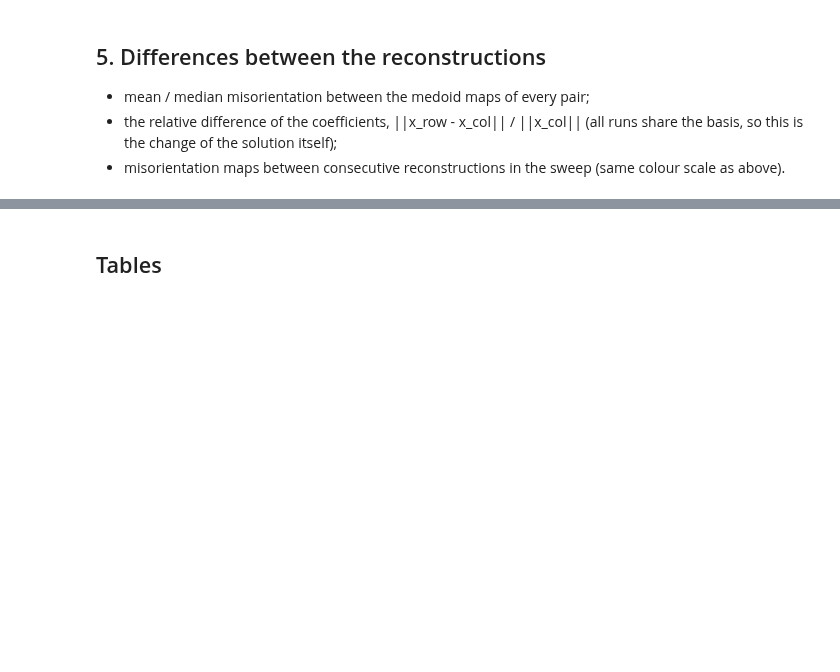
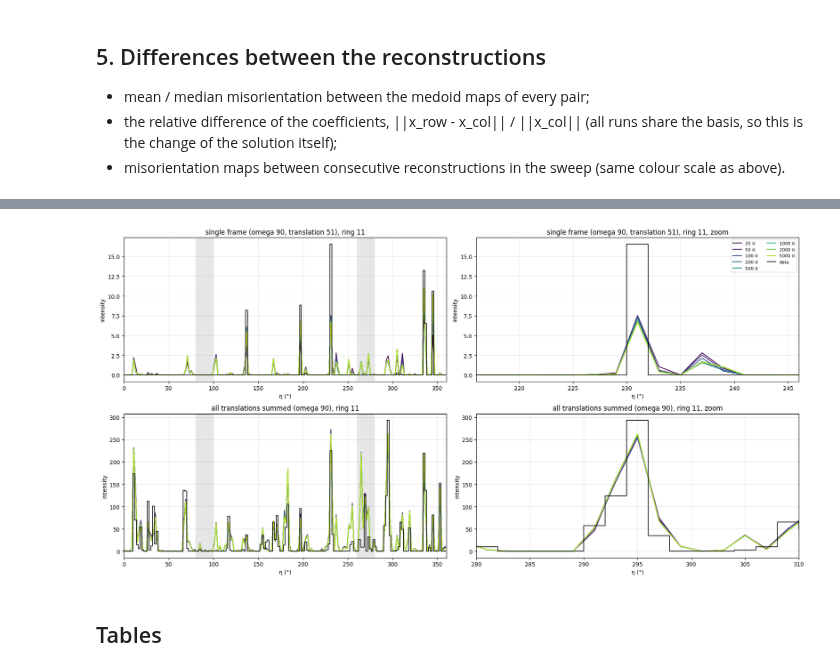
Before and after one commit to msaca-okse/adaptive_basis_simulation, a Jupyter notebook: stability/domains_mosaicity_10p0deg/01_iterations.ipynb, the cells around one changed output, grey strips where cells are left out. Saved outputs shown, nothing was run; the diff lists cells and outputs as text; code cells hidden in the pictures; blank space fills up the shorter version.

```diff
--- a/stability/domains_mosaicity_10p0deg/01_iterations.ipynb
+++ b/stability/domains_mosaicity_10p0deg/01_iterations.ipynb
@@ -238,3 +347,28 @@ plt.show()
+# %%
+ring = RING if RING is not None else int(np.argmax(data_sl["frame"].sum(axis=0)))
+colors = plt.cm.viridis(np.linspace(0, 0.9, len(pred_sl)))
+fig, ax = plt.subplots(2, 2, figsize=(18, 9))
+for r, (key, title) in enumerate(rows):
+    d = data_sl[key][:, ring]
+    peak = eta[np.argmax(np.where(masked, -np.inf, d))]
+    for c, xlim in enumerate([(0, 360), (peak - ZOOM_ETA, peak + ZOOM_ETA)]):
+        a = ax[r, c]
+        for i in np.where(masked)[0]:
+            a.axvspan(i * 360 / n_eta, (i + 1) * 360 / n_eta, color="0.9", lw=0)
+        for (label, p), col in zip(pred_sl.items(), colors):
+            a.plot(eta, p[key][:, ring], color=col, lw=1.5, label=label)
+        a.step(eta, d, where="mid", color="k", lw=1.2, label="data")
+        a.set_xlim(xlim)
+        a.set_xlabel("η (°)")
+        a.set_ylabel("intensity")
+        a.set_title(title.replace("\n", " ") + f", ring {ring}" + (", zoom" if c else ""))
+        a.grid(alpha=0.3)
+ax[0, 1].legend(fontsize=8, ncol=2)
+plt.tight_layout()
+fig.savefig(os.path.join(OUT, "data_vs_prediction_profiles.png"), dpi=100, bbox_inches="tight")
+plt.show()
+# %% [output]
+[figure, added]
 # %% [markdown]
 ## Tables
 # %%
```
Also changed, not shown: parts of 15 cells of this notebook, 2 other files.
